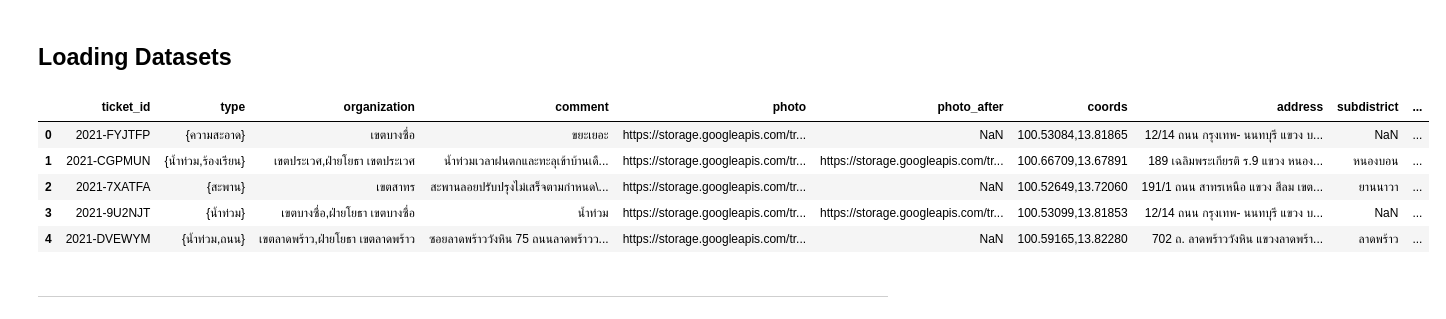
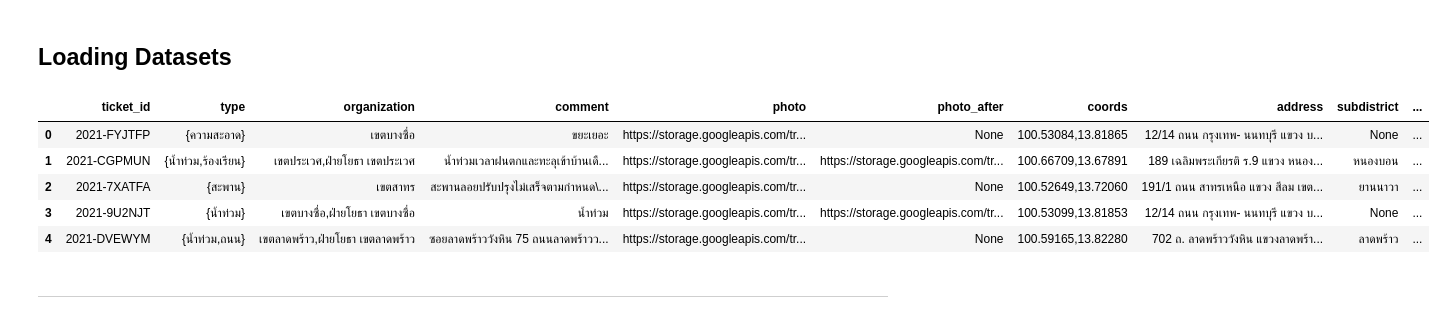
Before and after one commit to patthadon-p/CEDT-2110403-DSDE-Project, a Jupyter notebook: notebooks/data_cleansing.ipynb, the cells around one changed output. Cells and saved outputs as stored; diff of their text form; code cells hidden in the pictures.

Commit message:
perf: improve performance by loading big csv file with Polars and convert back to Pandas

```diff
--- a/notebooks/data_cleansing.ipynb
+++ b/notebooks/data_cleansing.ipynb
@@ -24,18 +23,18 @@ import yaml
 # %%
 from src.utils import read_config_path
 
 # Load data using configuration file
 filepath = read_config_path(key="raw_data_path")
 
-df = pd.read_csv(filepath)
+df = pl.scan_csv(filepath).collect().to_pandas()
 df.head()
 # %% [output]
 |  | ticket_id | type | organization | comment | photo | photo_after | coords | address | subdistrict | ... |
-| 0 | 2021-FYJTFP | {ความสะอาด} | เขตบางซื่อ | ขยะเยอะ | https://storage.googleapis.com/tr... | NaN | 100.53084,13.81865 | 12/14 ถนน กรุงเทพ- นนทบุรี แขวง บ... | NaN | ... |
+| 0 | 2021-FYJTFP | {ความสะอาด} | เขตบางซื่อ | ขยะเยอะ | https://storage.googleapis.com/tr... | None | 100.53084,13.81865 | 12/14 ถนน กรุงเทพ- นนทบุรี แขวง บ... | None | ... |
 | 1 | 2021-CGPMUN | {น้ำท่วม,ร้องเรียน} | เขตประเวศ,ฝ่ายโยธา เขตประเวศ | น้ำท่วมเวลาฝนตกและทะลุเข้าบ้านเดื... | https://storage.googleapis.com/tr... | https://storage.googleapis.com/tr... | 100.66709,13.67891 | 189 เฉลิมพระเกียรติ ร.9 แขวง หนอง... | หนองบอน | ... |
-| 2 | 2021-7XATFA | {สะพาน} | เขตสาทร | สะพานลอยปรับปรุงไม่เสร็จตามกำหนด\... | https://storage.googleapis.com/tr... | NaN | 100.52649,13.72060 | 191/1 ถนน สาทรเหนือ แขวง สีลม เขต... | ยานนาวา | ... |
-| 3 | 2021-9U2NJT | {น้ำท่วม} | เขตบางซื่อ,ฝ่ายโยธา เขตบางซื่อ | น้ำท่วม | https://storage.googleapis.com/tr... | https://storage.googleapis.com/tr... | 100.53099,13.81853 | 12/14 ถนน กรุงเทพ- นนทบุรี แขวง บ... | NaN | ... |
-| 4 | 2021-DVEWYM | {น้ำท่วม,ถนน} | เขตลาดพร้าว,ฝ่ายโยธา เขตลาดพร้าว | ซอยลาดพร้าววังหิน 75 ถนนลาดพร้าวว... | https://storage.googleapis.com/tr... | NaN | 100.59165,13.82280 | 702 ถ. ลาดพร้าววังหิน แขวงลาดพร้า... | ลาดพร้าว | ... |
+| 2 | 2021-7XATFA | {สะพาน} | เขตสาทร | สะพานลอยปรับปรุงไม่เสร็จตามกำหนด\... | https://storage.googleapis.com/tr... | None | 100.52649,13.72060 | 191/1 ถนน สาทรเหนือ แขวง สีลม เขต... | ยานนาวา | ... |
+| 3 | 2021-9U2NJT | {น้ำท่วม} | เขตบางซื่อ,ฝ่ายโยธา เขตบางซื่อ | น้ำท่วม | https://storage.googleapis.com/tr... | https://storage.googleapis.com/tr... | 100.53099,13.81853 | 12/14 ถนน กรุงเทพ- นนทบุรี แขวง บ... | None | ... |
+| 4 | 2021-DVEWYM | {น้ำท่วม,ถนน} | เขตลาดพร้าว,ฝ่ายโยธา เขตลาดพร้าว | ซอยลาดพร้าววังหิน 75 ถนนลาดพร้าวว... | https://storage.googleapis.com/tr... | None | 100.59165,13.82280 | 702 ถ. ลาดพร้าววังหิน แขวงลาดพร้า... | ลาดพร้าว | ... |
 # %% [markdown]
 ---
 # %% [markdown]
```
Also changed, not shown: parts of 1 cell of this notebook.
